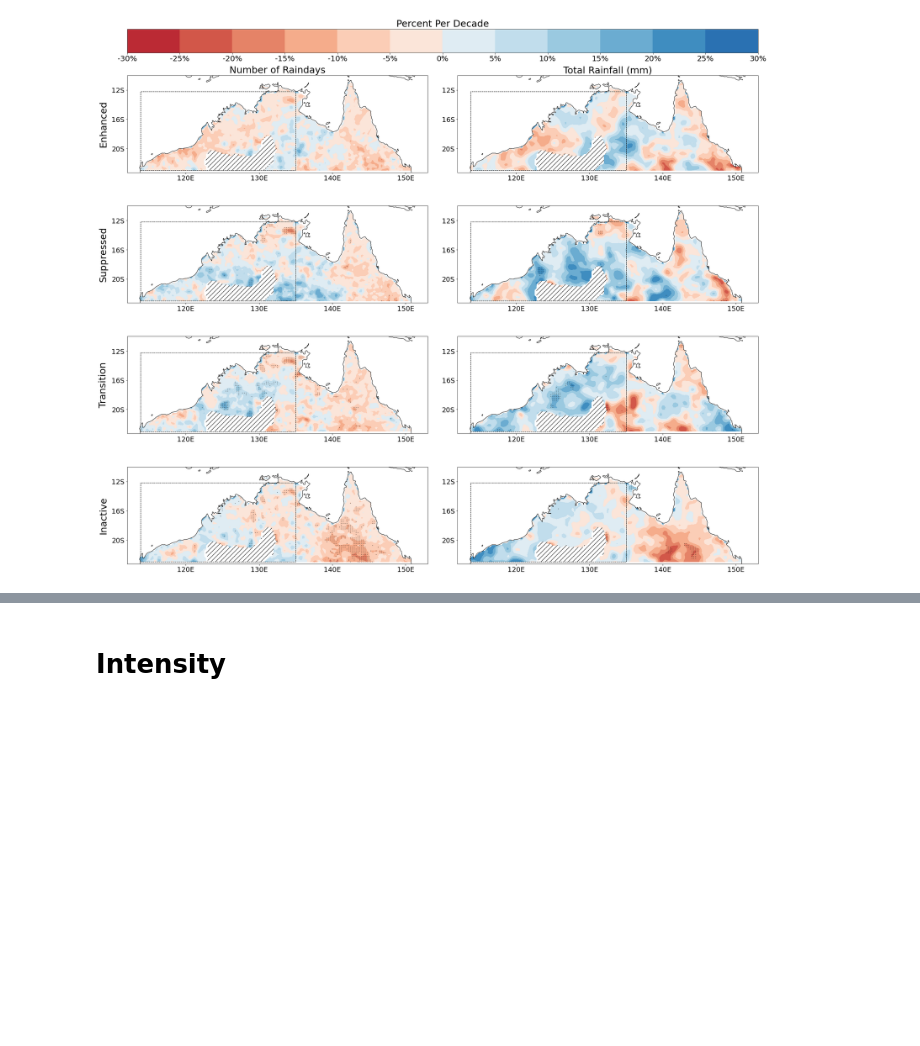
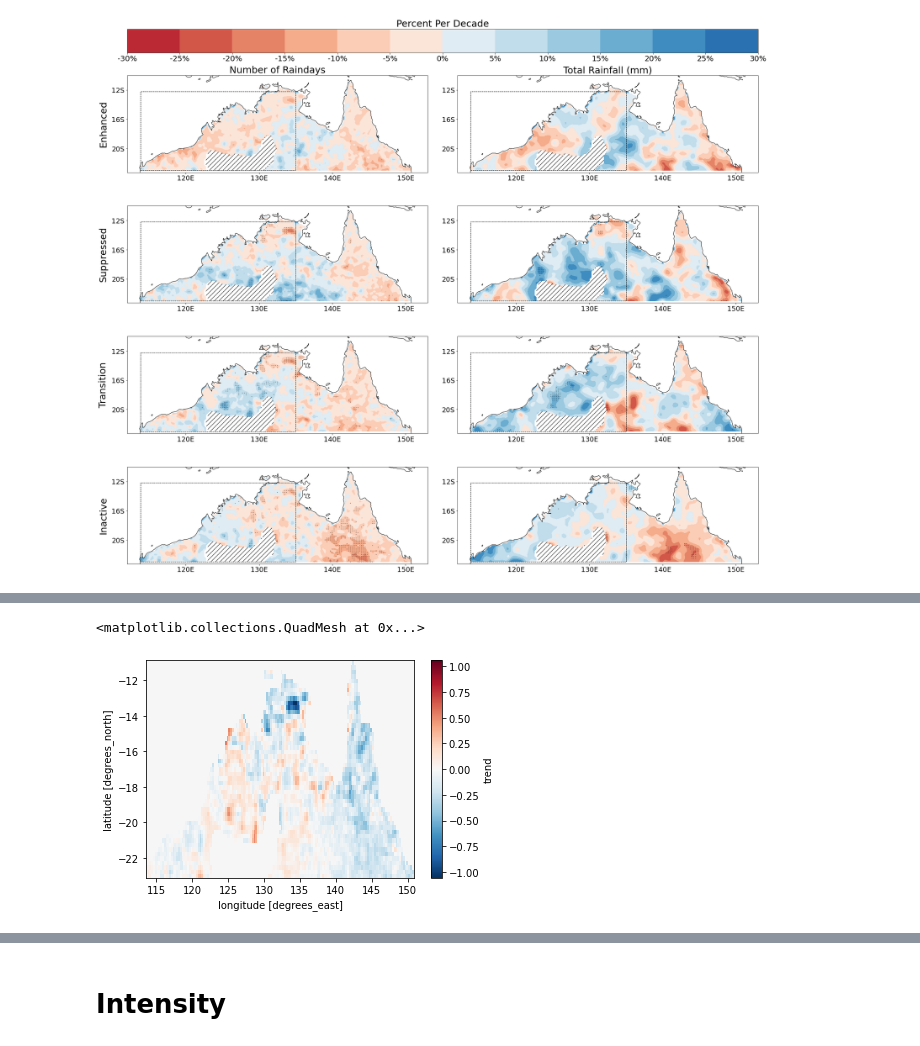
Before and after one commit to alexborowiak/mjo_and_rainfall_trend, a Jupyter notebook: MJO_subphase_trend.ipynb, the cells around one changed output, grey strips where cells are left out. Saved outputs shown, nothing was run; the diff lists cells and outputs as text; code cells hidden in the pictures; blank space fills up the shorter version.

```diff
--- a/MJO_subphase_trend.ipynb
+++ b/MJO_subphase_trend.ipynb
@@ -395,0 +500,38 @@ mapTrend.trend_plot_combined(merged_count_sum_norm , stip_data = stip_count_sum_
+# %%
+phase_calc = reload(phase_calc)
+awap_ws = phase_calc.wet_season_year(awap)
+
+rmm_ws = phase_calc.wet_season_year(rmm)
+
+# Splitting AWAP into the the different phases of the Wheeler and Hendon MJO
+awap_split_ws = phase_calc.split_into_1to8(awap_ws, rmm_ws)
+# %%
+def count_resample(awap_data):
+    # countring the rainfall events in each Wheeler and Hendon Phase
+    awap_count = awap_data.resample(time = 'y').count(dim = 'time')
+    awap_count['time'] = awap_count.time.dt.year
+    awap_count = awap_count.rename({'time':'year', 'precip':'number'}) # to match the rmm count
+    return awap_count
+
+def sum_resample(awap_data):
+    # sumring the rainfall events in each Wheeler and Hendon Phase
+    awap_sum = awap_data.resample(time = 'y').sum(dim = 'time')
+    awap_sum['time'] = awap_sum.time.dt.year
+    awap_sum = awap_sum.rename({'time':'year', 'precip':'number'}) # to match the rmm sum
+    return awap_sum
+# %%
+# The number of raindays each wet season.
+awap_count = count_resample(awap_ws)
+
+# The total amount of rainfall each wet season.
+awap_sum = sum_resample(awap_ws)
+# %%
+# This is the raw trend, the data has not been normalised
+phase_calc = reload(phase_calc)
+trend_count, trend_sig_count, trend_percent_count, trend_percent_sig_count = \
+    phase_calc.return_alltrendinfo_custom(awap_count.number)
+
+# This is the raw trend, the data has not been normalised
+phase_calc = reload(phase_calc)
+trend_sum, trend_sig_sum, trend_percent_sum, trend_percent_sig_sum = \
+    phase_calc.return_alltrendinfo_custom(awap_sum.number)
@@ -395,0 +594,5 @@ mapTrend.trend_plot_combined(merged_count_sum_norm , stip_data = stip_count_sum_
+# %%
+trend_count.trend.plot()
+# %% [output]
+<matplotlib.collections.QuadMesh at 0x...>
+[figure, added]
```
Also changed, not shown: parts of 24 cells of this notebook, 5 other files.
